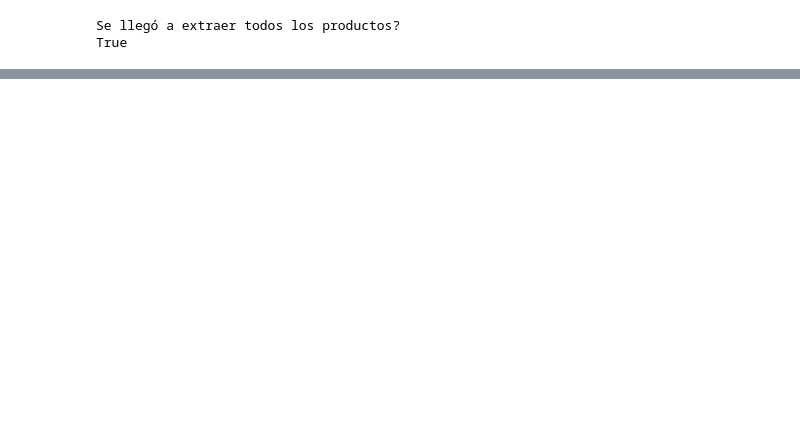
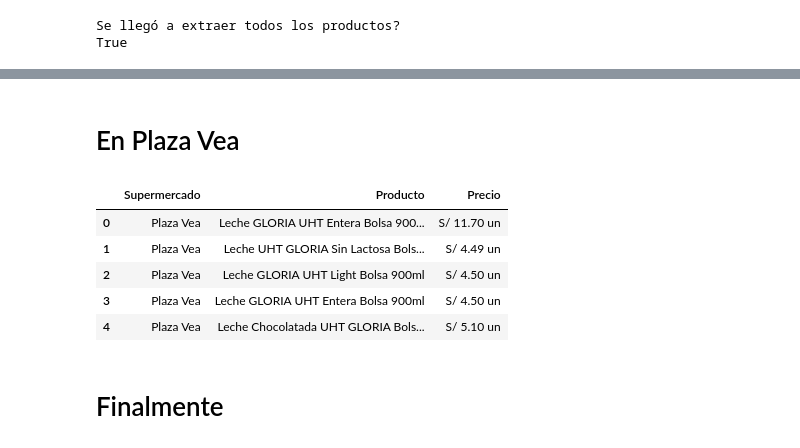
Before and after one commit to Jorgelgnacio/TRABAJO_FINAL_LP2, a Jupyter notebook: TRABAJO_FINAL_LP2.ipynb, the cells around one changed output, grey strips where cells are left out. Cells and saved outputs as stored; diff of their text form; code cells hidden in the pictures; blank space fills up the shorter version.

```diff
--- a/TRABAJO_FINAL_LP2.ipynb
+++ b/TRABAJO_FINAL_LP2.ipynb
@@ -489,0 +439,15 @@ sesion_smtp.quit()
+# %% [markdown]
+# En Plaza Vea
+# %%
+df_plazavea= plazavea[plazavea['Producto'].str.count(f'(.*{convert3(marca)}.*{cantidad}.*)')==1].sort_values(by='Precio', ascending = True) # Ordenamos los resultados de menor a mayor
+df_plazavea = df_plazavea.reset_index(drop=True)  # Resetear los indices (index)
+df_plazavea # Visualizar dataframe df_plazavea
+# %% [output]
+|  | Supermercado | Producto | Precio |
+| 0 | Plaza Vea | Leche GLORIA UHT Entera Bolsa 900... | S/ 11.70 un |
+| 1 | Plaza Vea | Leche UHT GLORIA Sin Lactosa Bols... | S/ 4.49 un |
+| 2 | Plaza Vea | Leche GLORIA UHT Light Bolsa 900ml | S/ 4.50 un |
+| 3 | Plaza Vea | Leche GLORIA UHT Entera Bolsa 900ml | S/ 4.50 un |
+| 4 | Plaza Vea | Leche Chocolatada UHT GLORIA Bols... | S/ 5.10 un |
+# %% [markdown]
+# Finalmente
```
Also changed, not shown: parts of 36 cells of this notebook.
